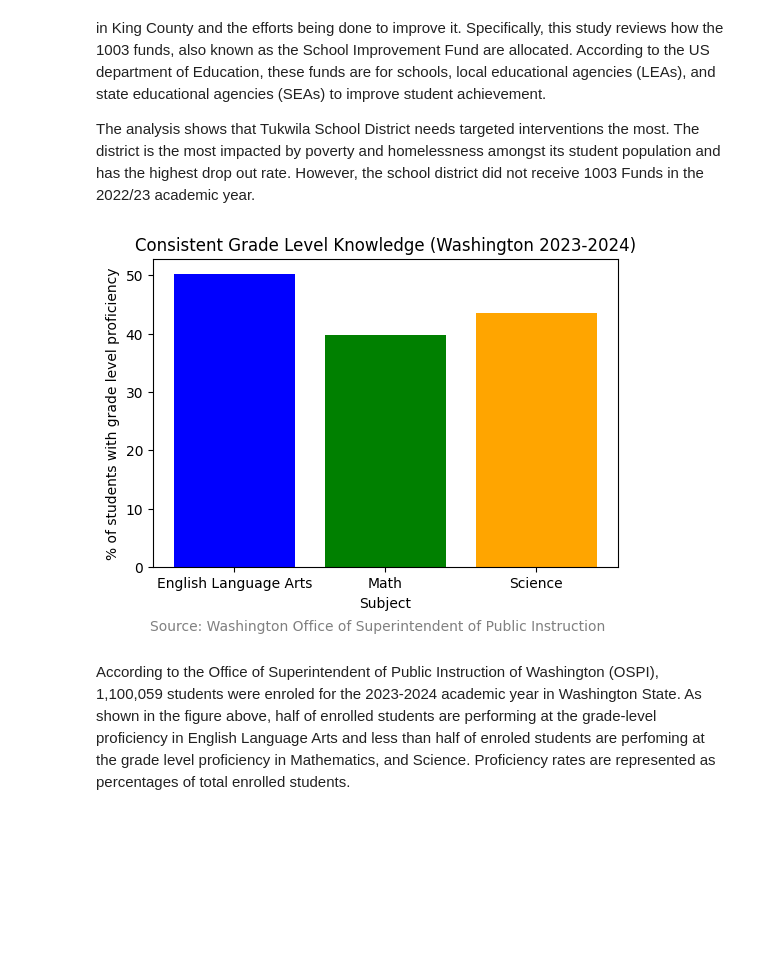
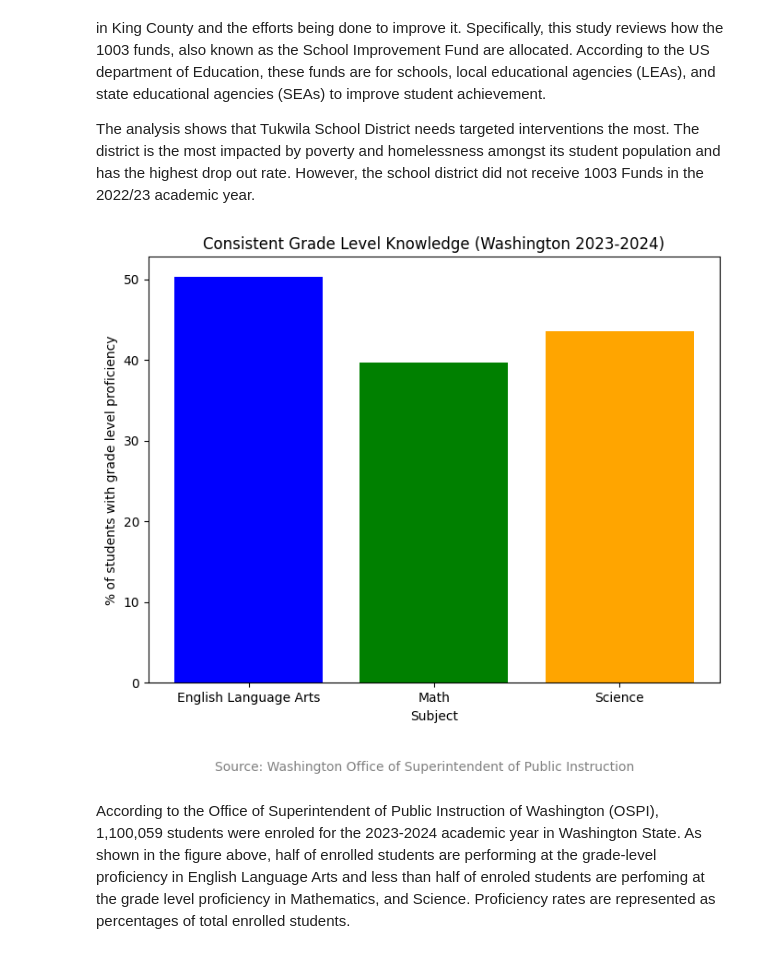
Before and after one commit to Spontyrupple/mamaine, a Jupyter notebook: King_County.ipynb, the cells around one changed output. Saved outputs shown, nothing was run; the diff lists cells and outputs as text; code cells hidden in the pictures; blank space fills up the shorter version.

```diff
--- a/King_County.ipynb
+++ b/King_County.ipynb
@@ -11,33 +11,33 @@ The analysis shows that Tukwila School District needs targeted interventions the
 # %%
 import pandas as pd
 import matplotlib.pyplot as plt
 
 # Data for school enrolment and percentages
 data = {
     'Subject': ['English Language Arts', 'Math', 'Science'],
     'Percentage': [50.3, 39.7, 43.5]
 }
 
 # Create DataFrame
 df = pd.DataFrame(data)
 
 # Plot histogram (bar plot)
-plt.figure(figsize=(6, 4))
+plt.figure(figsize=(8, 6))
 plt.bar(df['Subject'], df['Percentage'], color=['blue', 'green', 'orange'])
 
 # Add labels and title
 plt.xlabel('Subject')
 plt.ylabel('% of students with grade level proficiency')
 plt.title('Consistent Grade Level Knowledge (Washington 2023-2024)')
 
 # Add data source note
 plt.figtext(0.5, -0.05, 'Source: Washington Office of Superintendent of Public Instruction',
             ha='center', fontsize=10, color='gray')
 
 # Show the plot
 plt.show()
 # %% [output]
-[figure, old version]
+[figure, new version]
 # %% [markdown]
 According to the Office of Superintendent of Public Instruction of Washington (OSPI), 1,100,059 students were enroled for the 2023-2024 academic year in Washington State. As shown in the figure above, half of enrolled students are performing at the grade-level proficiency in English Language Arts and less than half of enroled students are perfoming at the grade level proficiency in Mathematics, and Science. Proficiency rates are represented as percentages of total enrolled students.
 # %%
```
Also changed, not shown: parts of 1 cell of this notebook.
